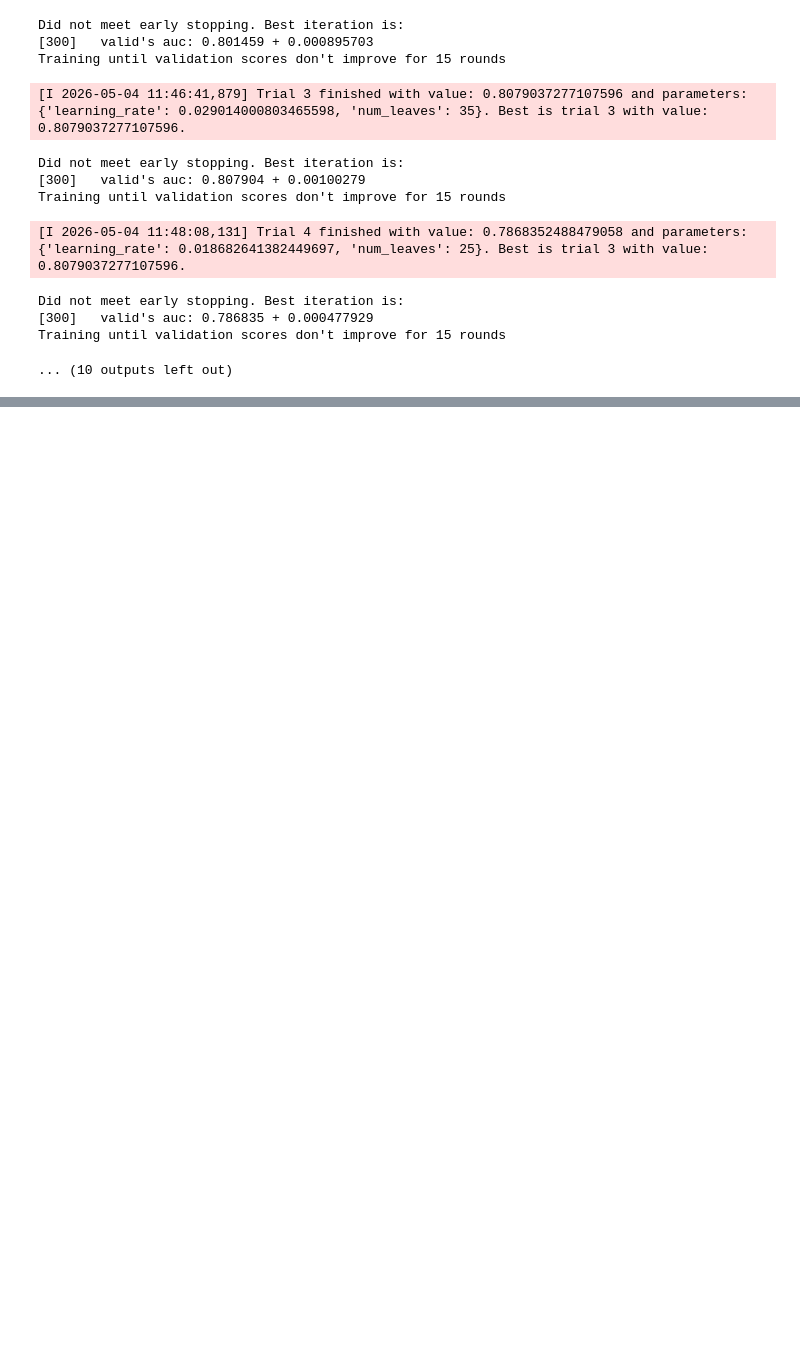
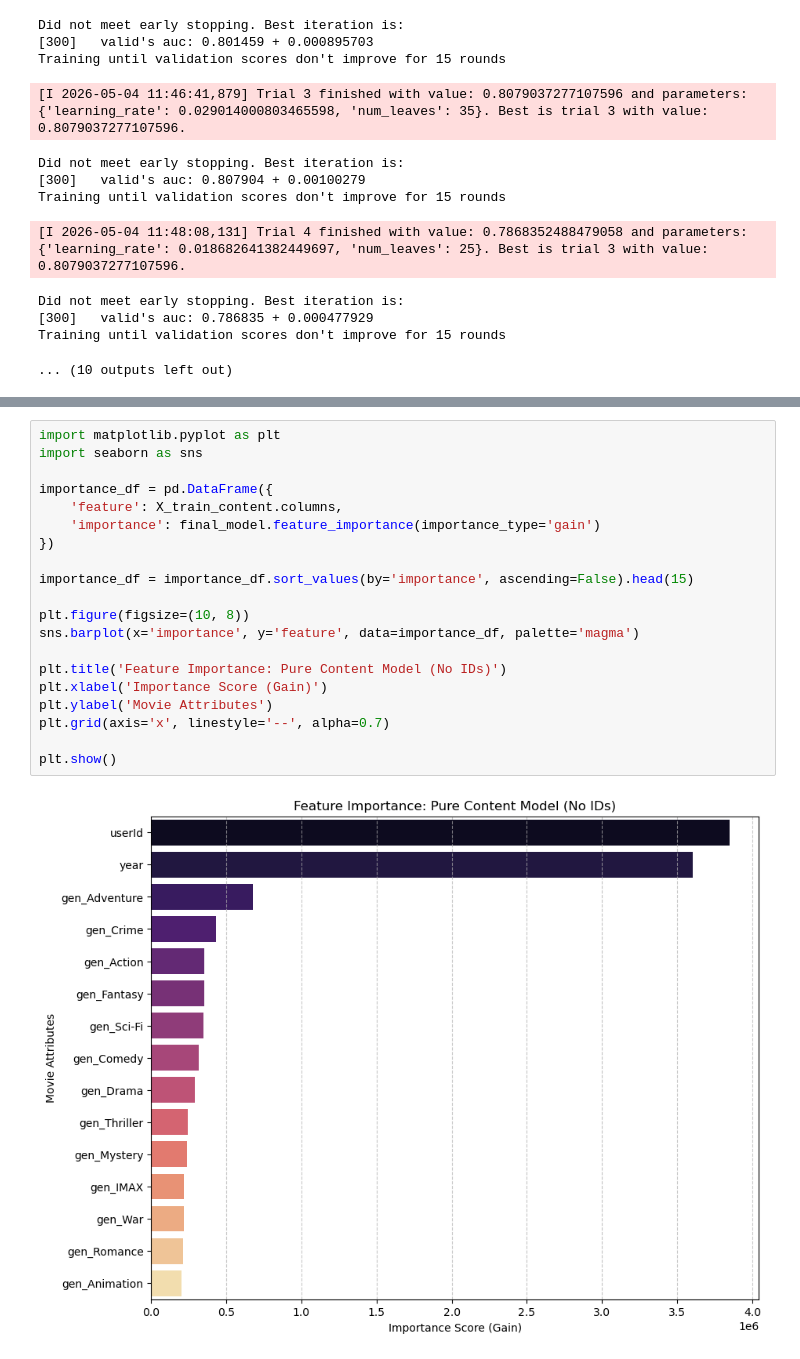
Before and after one commit to Kapustuch/Movie_Rec_System, a Jupyter notebook: notebooks/4.0-model-lightgbm.ipynb, the cells around one changed output, grey strips where cells are left out. Saved outputs shown, nothing was run; the diff lists cells and outputs as text; blank space fills up the shorter version.

```diff
--- a/notebooks/4.0-model-lightgbm.ipynb
+++ b/notebooks/4.0-model-lightgbm.ipynb
@@ -311,0 +185,22 @@ Final model trained and saved successfully!
+# %%
+import matplotlib.pyplot as plt
+import seaborn as sns
+
+importance_df = pd.DataFrame({
+    'feature': X_train_content.columns,
+    'importance': final_model.feature_importance(importance_type='gain')
+})
+
+importance_df = importance_df.sort_values(by='importance', ascending=False).head(15)
+
+plt.figure(figsize=(10, 8))
+sns.barplot(x='importance', y='feature', data=importance_df, palette='magma')
+
+plt.title('Feature Importance: Pure Content Model (No IDs)')
+plt.xlabel('Importance Score (Gain)')
+plt.ylabel('Movie Attributes')
+plt.grid(axis='x', linestyle='--', alpha=0.7)
+
+plt.show()
+# %% [output]
+[figure, added]
```
Also changed, not shown: parts of 11 cells of this notebook, 6 other files.
